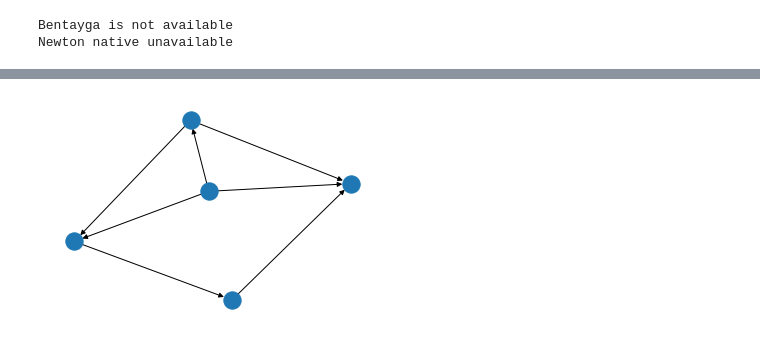
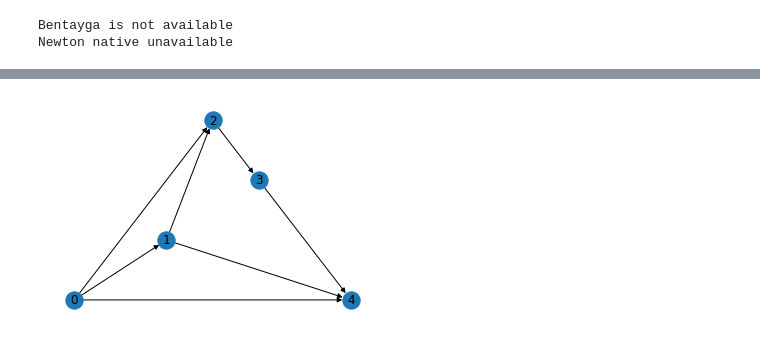
Before and after one commit to yasirroni/GridCalPlayground, a Jupyter notebook: notebooks/1_acpf.ipynb, the cells around one changed output, grey strips where cells are left out. Drawn from its saved outputs; the diff is of its cells as text; code cells hidden in the pictures.

```diff
--- a/notebooks/1_acpf.ipynb
+++ b/notebooks/1_acpf.ipynb
@@ -67,7 +74,10 @@ import matplotlib.pyplot as plt
 # %%
 fig = plt.figure()
 ax = fig.add_subplot(111)
 
-grid.plot_graph(ax=ax) # figure located at `fig`
+if grid.graph is None:
+    grid.build_graph()
+
+nx.draw(grid.graph, pos=nx.planar_layout(grid.graph), ax=ax, with_labels=True)
 # %% [output]
-[figure, old version]
+[figure, new version]
```
Also changed, not shown: parts of 5 cells of this notebook, 1 other file.
